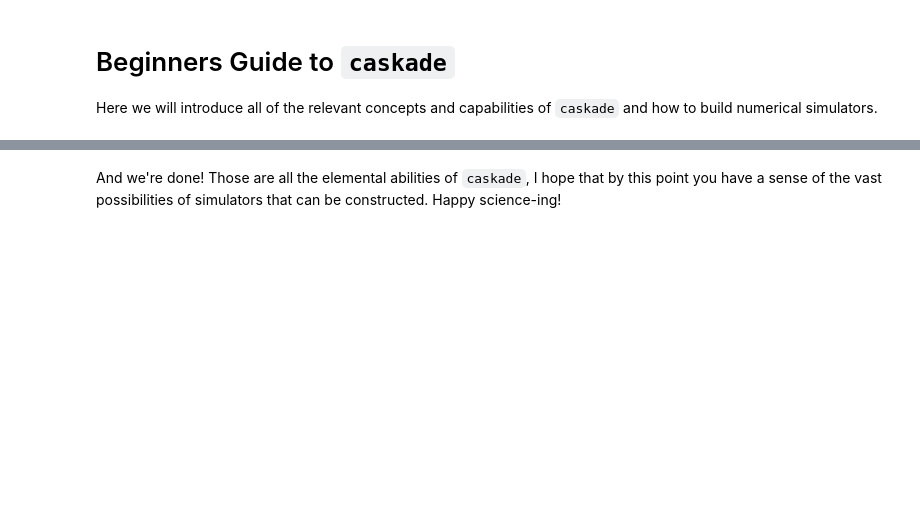
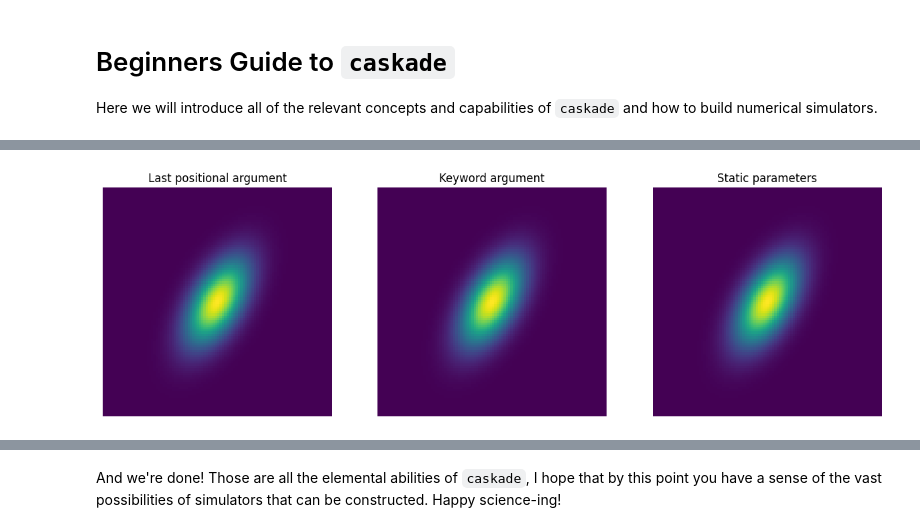
Before and after one commit to ConnorStoneAstro/caskade, a Jupyter notebook: docs/notebooks/BeginnersGuide.ipynb, the cells around one changed output, grey strips where cells are left out. Cells and saved outputs as stored; diff of their text form; code cells hidden in the pictures; blank space fills up the shorter version.

```diff
--- a/docs/notebooks/BeginnersGuide.ipynb
+++ b/docs/notebooks/BeginnersGuide.ipynb
@@ -288,0 +97,29 @@ mymainfunction funky:  tensor([[[  1062.,   9885.,  45402.],
+# %%
+fig, ax = plt.subplots(1, 3, figsize=(15, 5))
+
+# Pass as last positional argument
+ax[0].imshow(firstsim.brightness(x, y, params_list), origin="lower")
+
+# Pass as keyword argument
+ax[1].imshow(firstsim.brightness(x, y, params=params_list), origin="lower")
+
+# Set parameters as static
+firstsim.x0 = params_dict["x0"]
+firstsim.q = params_dict["q"]
+firstsim.phi = params_dict["phi"]
+ax[2].imshow(firstsim.brightness(x, y), origin="lower")
+# Set them back to dynamic
+firstsim.x0 = None
+firstsim.q = None
+firstsim.phi = None
+plt.close(fig)
+# %%
+ax[0].axis("off")
+ax[0].set_title("Last positional argument")
+ax[1].axis("off")
+ax[1].set_title("Keyword argument")
+ax[2].axis("off")
+ax[2].set_title("Static parameters")
+fig
+# %% [output]
+[figure, added]
```
Also changed, not shown: parts of 52 cells of this notebook, 2 other files.
